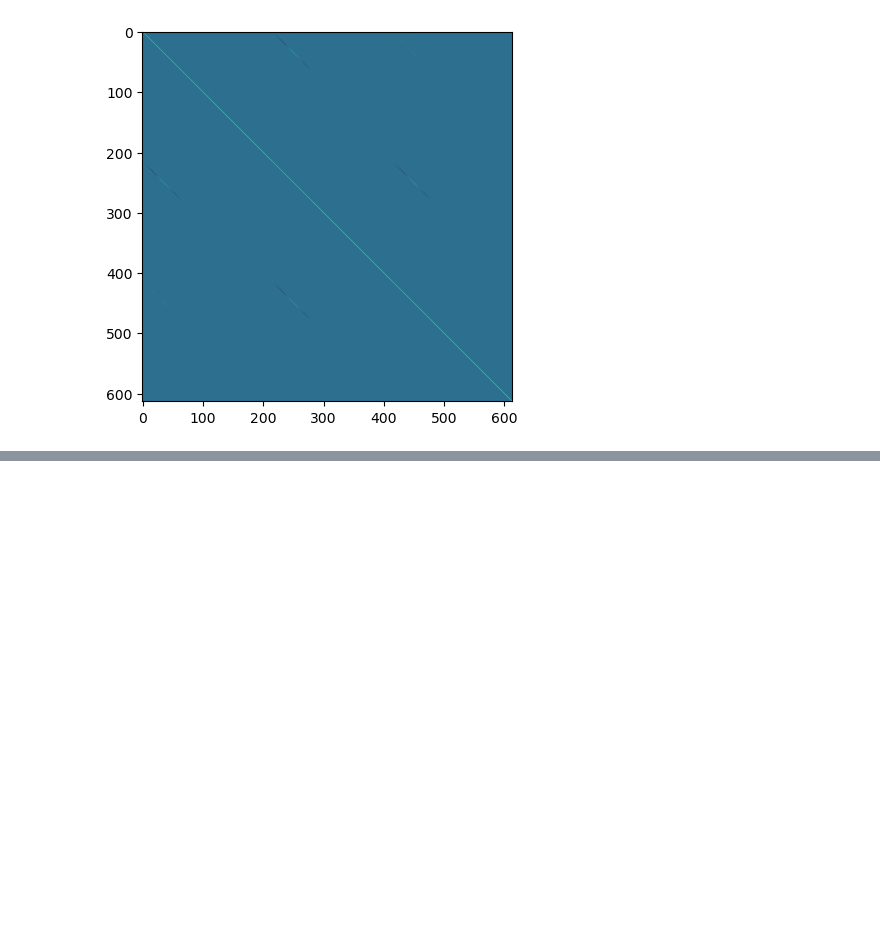
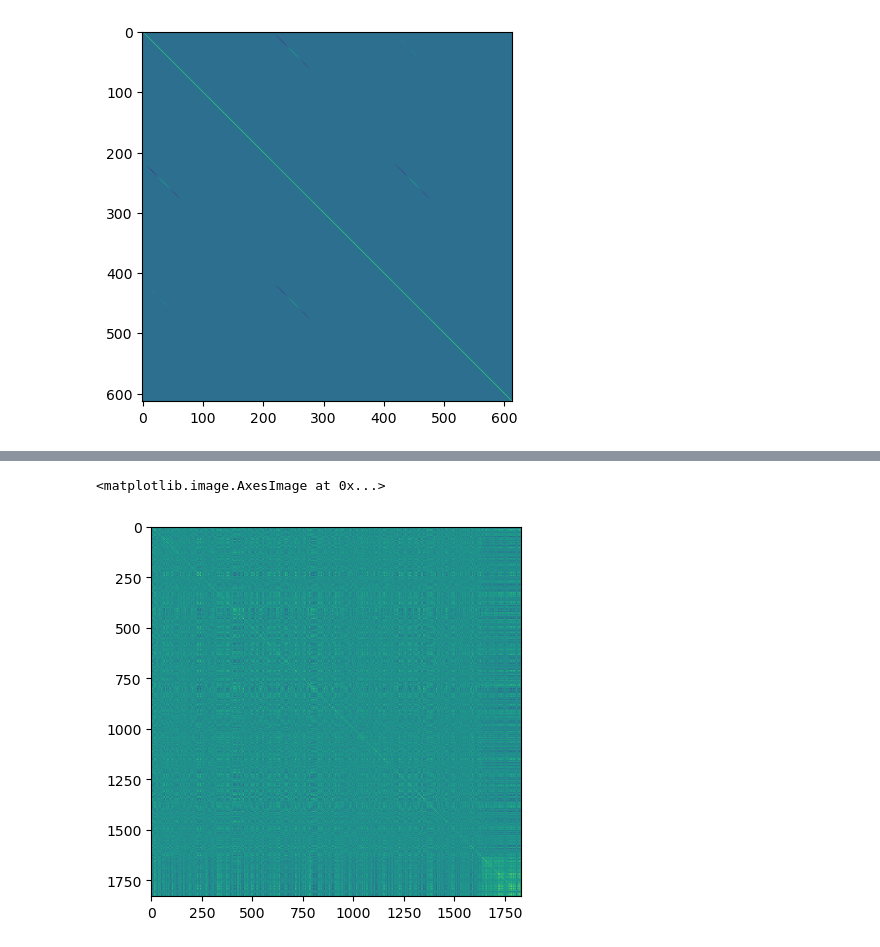
Before and after one commit to GenovaCosmology/ParametricModels, a Jupyter notebook: LCDM/get_useful_quantities.ipynb, the cells around one changed output, grey strips where cells are left out. Cells and saved outputs as stored; diff of their text form; code cells hidden in the pictures; blank space fills up the shorter version.

```diff
--- a/LCDM/get_useful_quantities.ipynb
+++ b/LCDM/get_useful_quantities.ipynb
@@ -336,0 +451,18 @@ plt.imshow(corr)
+# %%
+yaml_path = "/home/afarina/ParametricModels/LCDM/chains/01p5_LCDM_SN_DESY5.input.yaml"
+
+# define the path to the YAML parameters file:
+yaml_params = yaml_path #os.path.join(chains_dir, name + '.input.yaml')
+# load the parameters from the YAML file:
+with open(yaml_params, 'r') as f:
+    params_dict = yaml.safe_load(f)
+# remove the 'path' key from the 'camb' dictionary if it exists:
+if 'path' in params_dict.get('theory', {}).get('camb', {}):
+    del params_dict['theory']['camb']['path']
+if 'recombination_model' in params_dict.get('theory', {}).get('camb', {}).get('extra_args', {}):
+    del params_dict['theory']['camb']['extra_args']['recombination_model']
+if 'max_zrei'in params_dict.get('theory', {}).get('camb', {}).get('extra_args', {}):
+    del params_dict['theory']['camb']['extra_args']['max_zrei']
+    print('Removed "max_zrei" from the "camb" extra_args in the YAML parameters file.')
+# build the model:
+model = get_model(params_dict)
@@ -336,0 +473,7 @@ plt.imshow(corr)
+# %%
+cov = model.components[0].covs['mag']
+corr = cov / np.outer(np.sqrt(np.diag(cov)), np.sqrt(np.diag(cov)))
+plt.imshow(corr)
+# %% [output]
+<matplotlib.image.AxesImage at 0x...>
+[figure, added]
```
Also changed, not shown: parts of 44 cells of this notebook.
